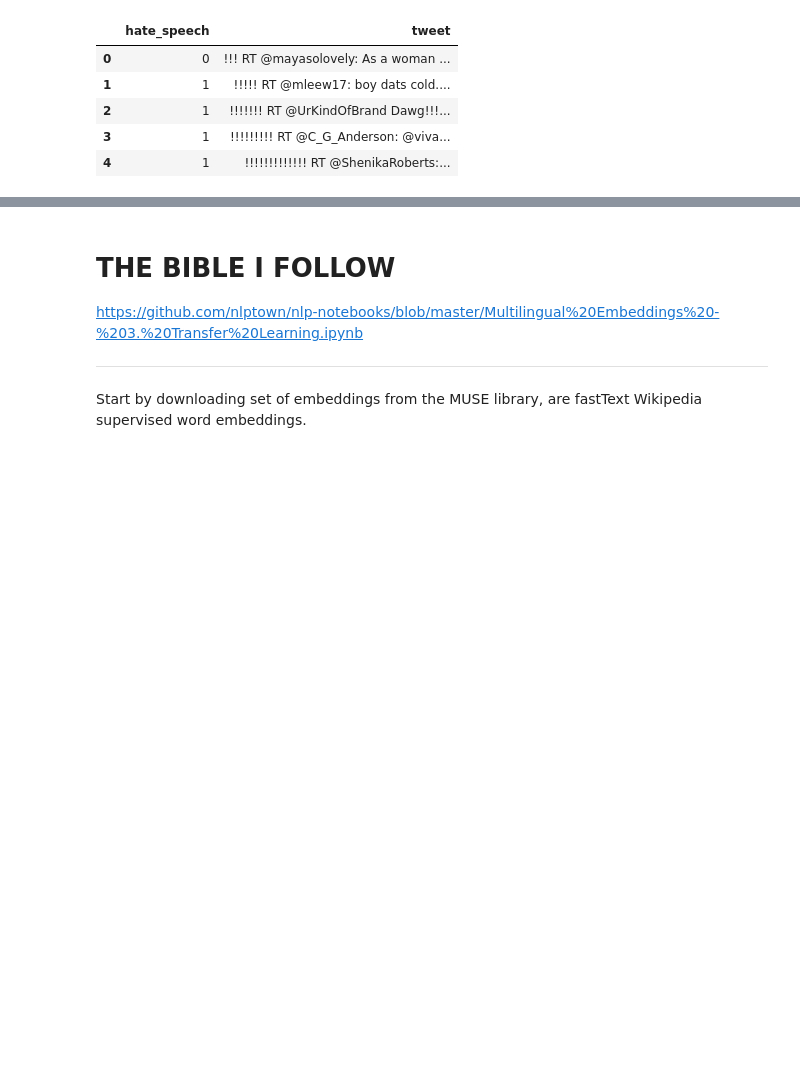
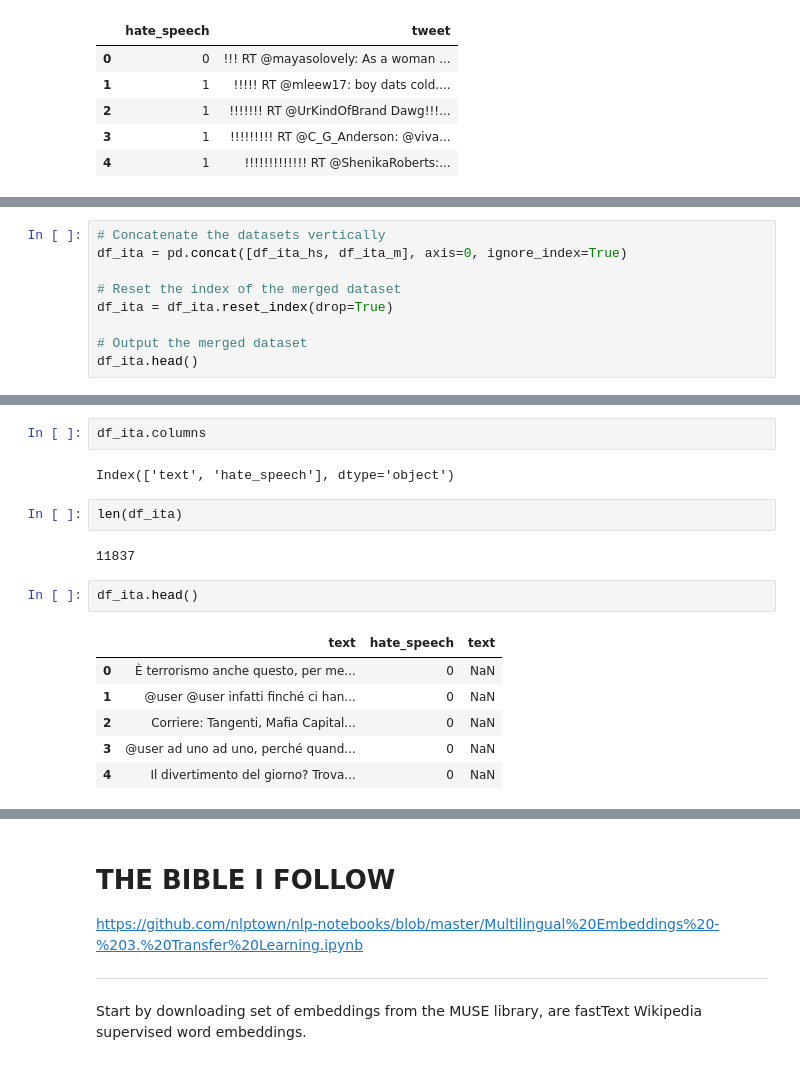
Before and after one commit to RageOfTheDucks/NLP_HSD, a Jupyter notebook: ORDINE.ipynb, the cells around one changed output, grey strips where cells are left out. Drawn from its saved outputs; the diff is of its cells as text; blank space fills up the shorter version.

```diff
--- a/ORDINE.ipynb
+++ b/ORDINE.ipynb
@@ -93,0 +128,9 @@ df_it
+# %%
+# Concatenate the datasets vertically
+df_ita = pd.concat([df_ita_hs, df_ita_m], axis=0, ignore_index=True)
+
+# Reset the index of the merged dataset
+df_ita = df_ita.reset_index(drop=True)
+
+# Output the merged dataset
+df_ita.head()
@@ -93,0 +144,17 @@ df_it
+# %%
+df_ita.columns
+# %% [output]
+Index(['text', 'hate_speech'], dtype='object')
+# %%
+len(df_ita)
+# %% [output]
+11837
+# %%
+df_ita.head()
+# %% [output]
+|  | text | hate_speech | text |
+| 0 | È terrorismo anche questo, per me... | 0 | NaN |
+| 1 | @user @user infatti finché ci han... | 0 | NaN |
+| 2 | Corriere: Tangenti, Mafia Capital... | 0 | NaN |
+| 3 | @user ad uno ad uno, perché quand... | 0 | NaN |
+| 4 | Il divertimento del giorno? Trova... | 0 | NaN |
```
Also changed, not shown: parts of 31 cells of this notebook.
